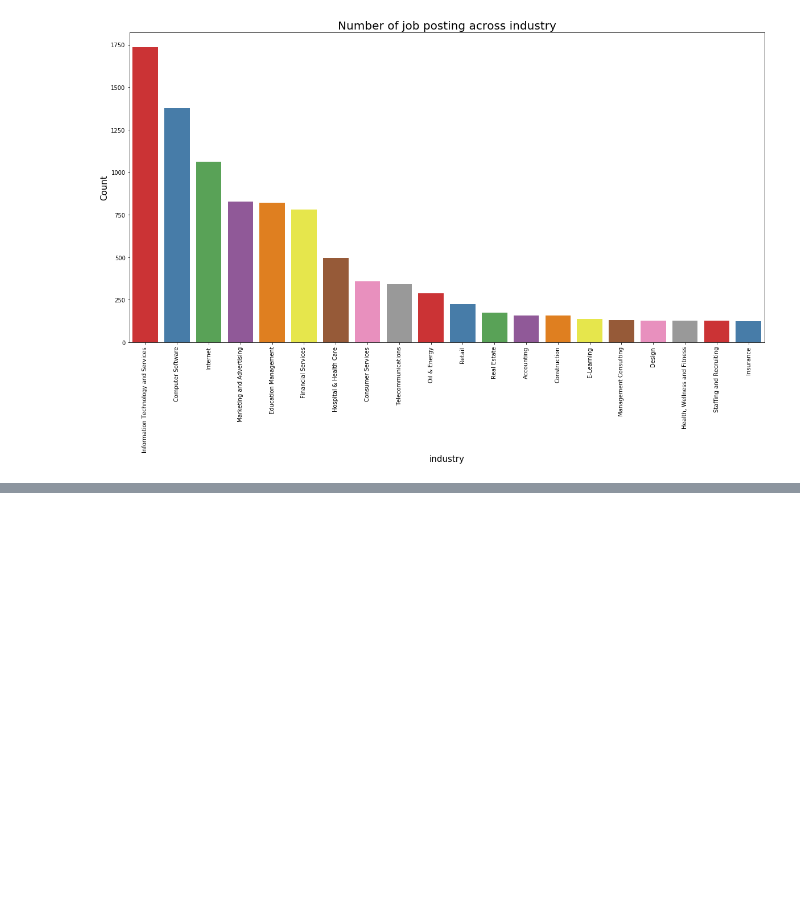
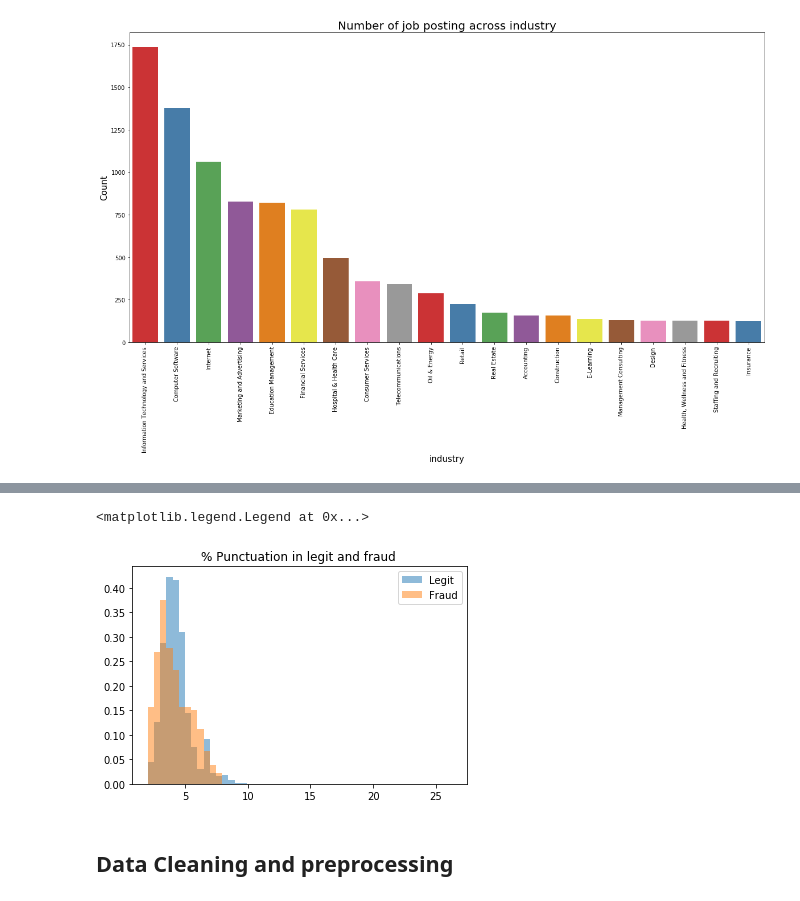
Before and after one commit to Tann10/Recruitment-Scam, a Jupyter notebook: Notebooks/Analysis - Tanaya.ipynb, the cells around one changed output, grey strips where cells are left out. Drawn from its saved outputs; the diff is of its cells as text; code cells hidden in the pictures; blank space fills up the shorter version.

```diff
--- a/Notebooks/Analysis - Tanaya.ipynb
+++ b/Notebooks/Analysis - Tanaya.ipynb
@@ -57,0 +157,13 @@ Text(0, 0.5, 'Count')
+# %%
+bins = np.linspace(2, 26.3, 50)
+
+data_2['punct%'] = data_2['concat'].apply(lambda x: count_punct(x))
+pyplot.hist(data_2[data_2['fraudulent']=='f']['punct%']**1/2, bins,  alpha=0.5,normed=True, label='Legit')
+pyplot.hist(data_2[data_2['fraudulent']=='t']['punct%']**1/2, bins, alpha=0.5, normed=True, label='Fraud')
+pyplot.title('% Punctuation in legit and fraud ')
+pyplot.legend(loc='upper right')
+# %% [output]
+<matplotlib.legend.Legend at 0x...>
+[figure, added]
+# %% [markdown]
+## Data Cleaning and preprocessing
```
Also changed, not shown: parts of 37 cells of this notebook.
